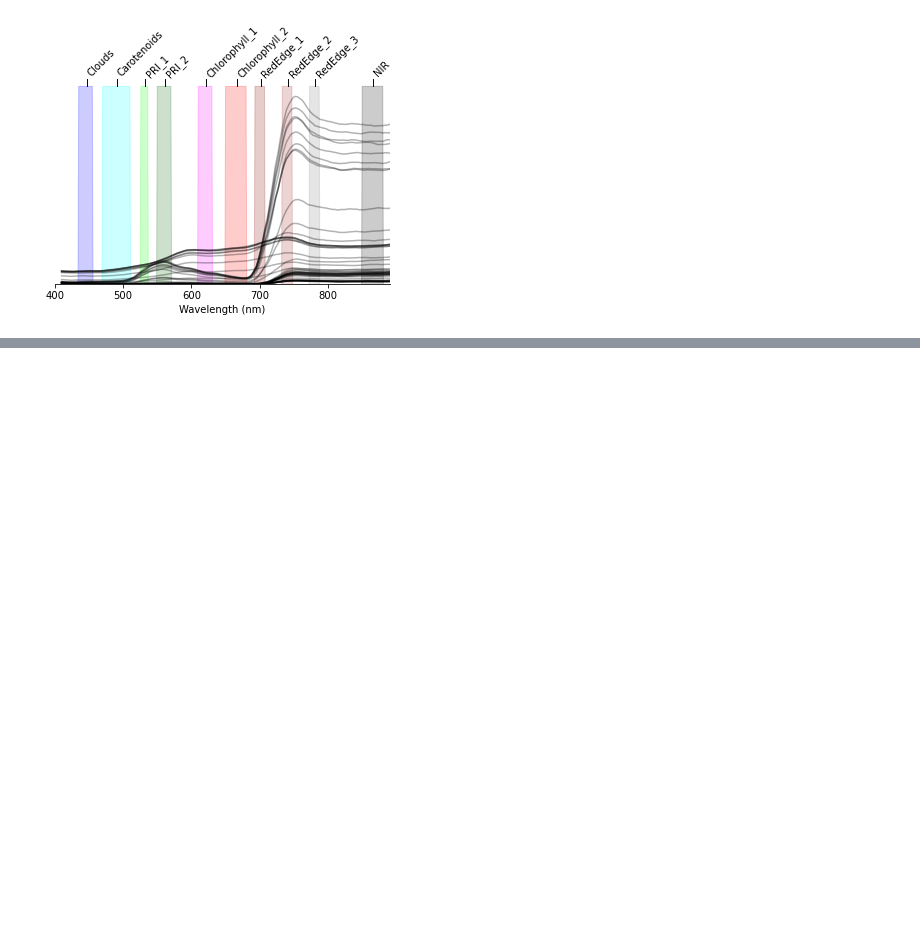
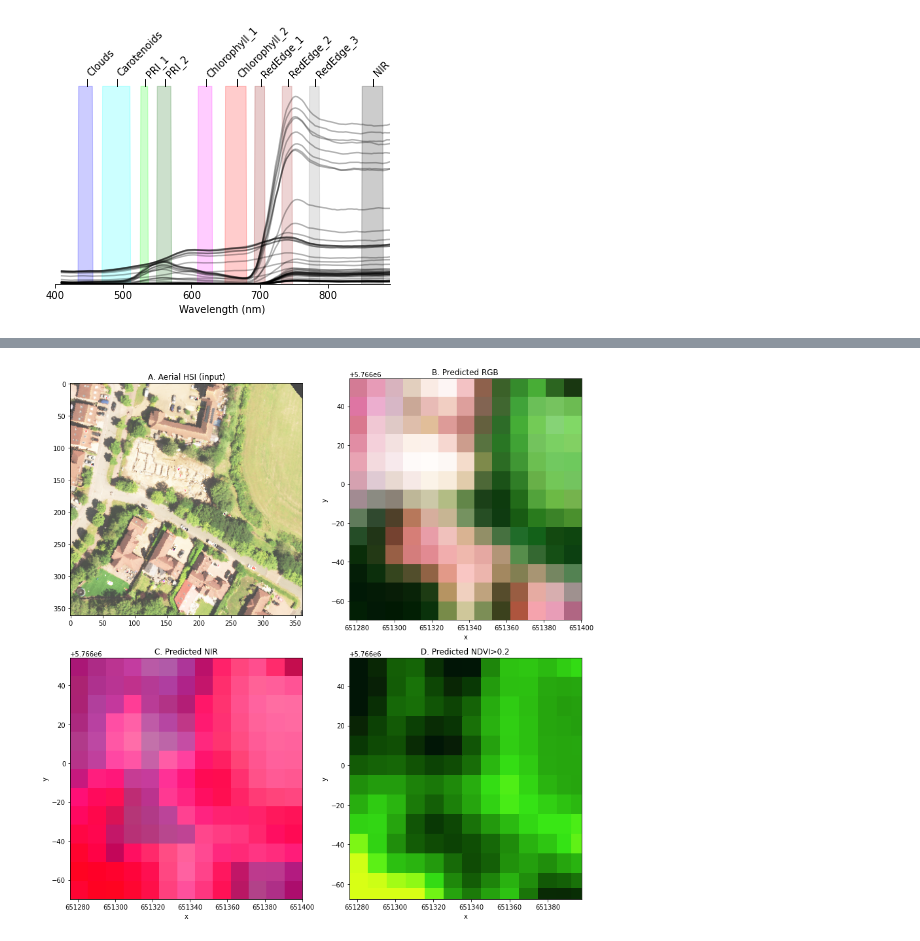
Before and after one commit to joe-fennell/pyeosim, a Jupyter notebook: 2_CMOS.ipynb, the cells around one changed output, grey strips where cells are left out. Cells and saved outputs as stored; diff of their text form; code cells hidden in the pictures; blank space fills up the shorter version.

```diff
--- a/2_CMOS.ipynb
+++ b/2_CMOS.ipynb
@@ -96,0 +99,32 @@ plt.savefig('outputs/TreeView_example_1_plant.png',dpi=200)
+# %%
+cmos2 = TeledyneCMOS(adc_gain=1e4,
+                     store_steps=False,
+                     TDI_rows=1,
+                     spectral_response=Sentinel2VNIR(),
+                     psf_fwhm=21, ground_sample_distance=10)
+cmos2.fit(TOA)
+cmos_pipe2 = CmosReflectance(cmos2, TOA_ref)
+cmos_pipe2.fit(TOA)
+BOA2 = cmos_pipe2.transform(TOA)
+# %%
+bgr = BOA2.isel(band=[2,1,0])
+nir = BOA2.isel(band=[6,3,1])
+ndvi = ((BOA2.isel(band=6) - BOA2.isel(band=2))/(BOA2.isel(band=6) + BOA2.isel(band=2)))
+# plot
+fig, ax = plt.subplots(2,2, figsize=(12,12))
+
+ax[0][0].imshow(rgb_image)
+ax[0][0].set_title('A. Aerial HSI (input)')
+
+rgb(bgr,ax=ax[0][1])
+ax[0][1].set_title('B. Predicted RGB')
+
+rgb(nir,ax=ax[1][0])
+ax[1][0].set_title('C. Predicted NIR')
+
+ndvi.plot(ax=ax[1][1], add_colorbar=False, robust=True, cmap=colorcet.cm.kgy)
+ax[1][1].set_title('D. Predicted NDVI>0.2')
+plt.tight_layout()
+plt.savefig('outputs/Sentinel2_example_1.png',dpi=200)
+# %% [output]
+[figure, added]
```
Also changed, not shown: parts of 5 cells of this notebook, 19 other files.
